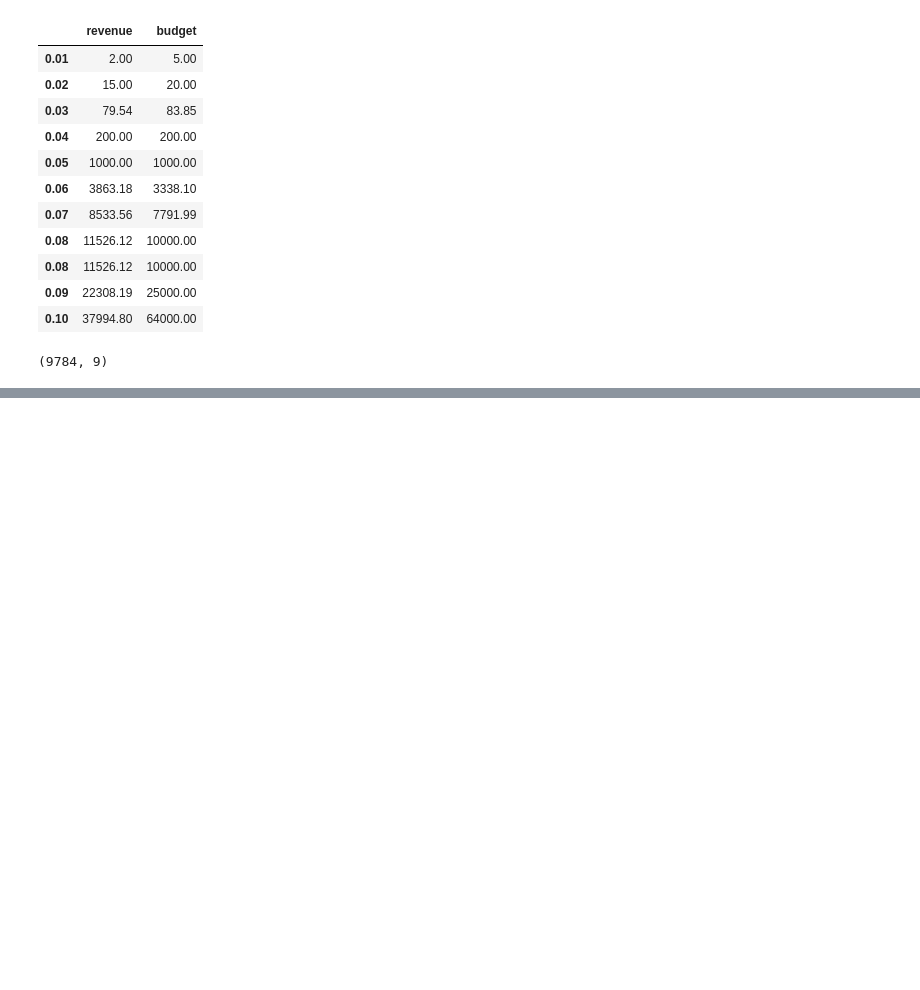
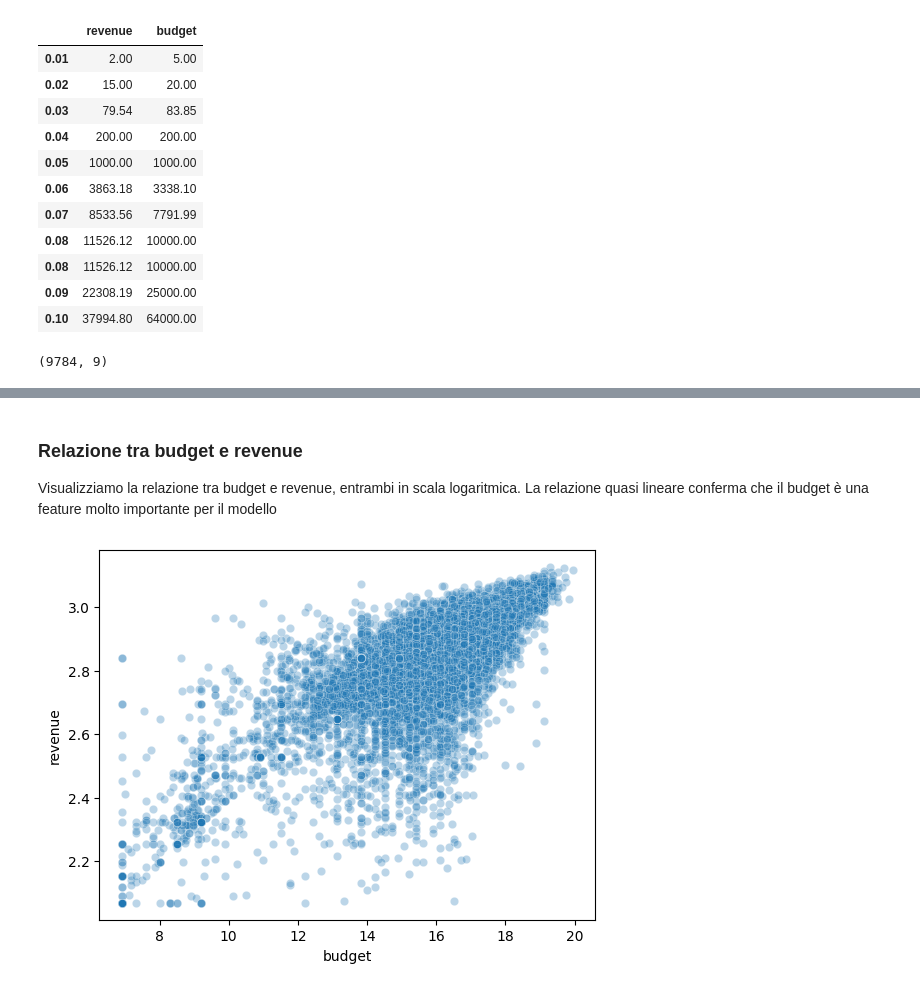
Before and after one commit to StefanoMulas03/Predittore-Incassi-Film, a Jupyter notebook: notebook.ipynb, the cells around one changed output, grey strips where cells are left out. Saved outputs shown, nothing was run; the diff lists cells and outputs as text; code cells hidden in the pictures; blank space fills up the shorter version.

```diff
--- a/notebook.ipynb
+++ b/notebook.ipynb
@@ -282,0 +325,8 @@ Rimossi i film con runtime = 0 e > 240 minuti, vote_average e vote_count = 0, po
+# %% [markdown]
+### Relazione tra budget e revenue
+Visualizziamo la relazione tra budget e revenue, entrambi in scala logaritmica. La relazione quasi lineare conferma che il budget è una feature molto importante per il modello
+# %%
+sns.scatterplot(data=df, x="budget", y="revenue", alpha=0.3)
+plt.show()
+# %% [output]
+[figure, added]
```
Also changed, not shown: parts of 11 cells of this notebook.
